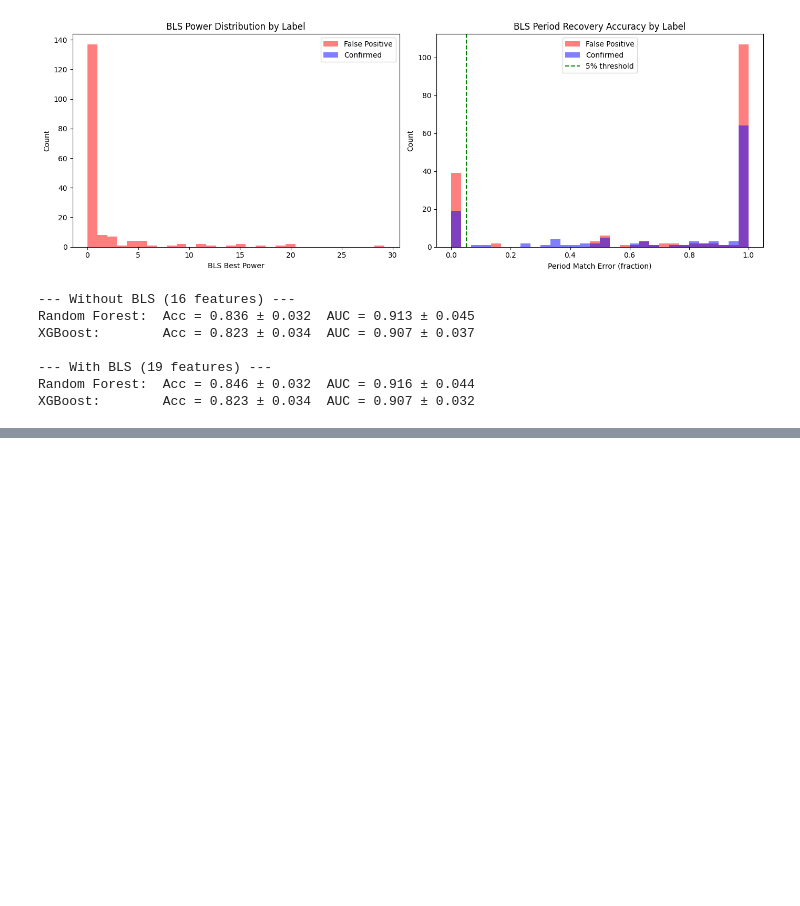
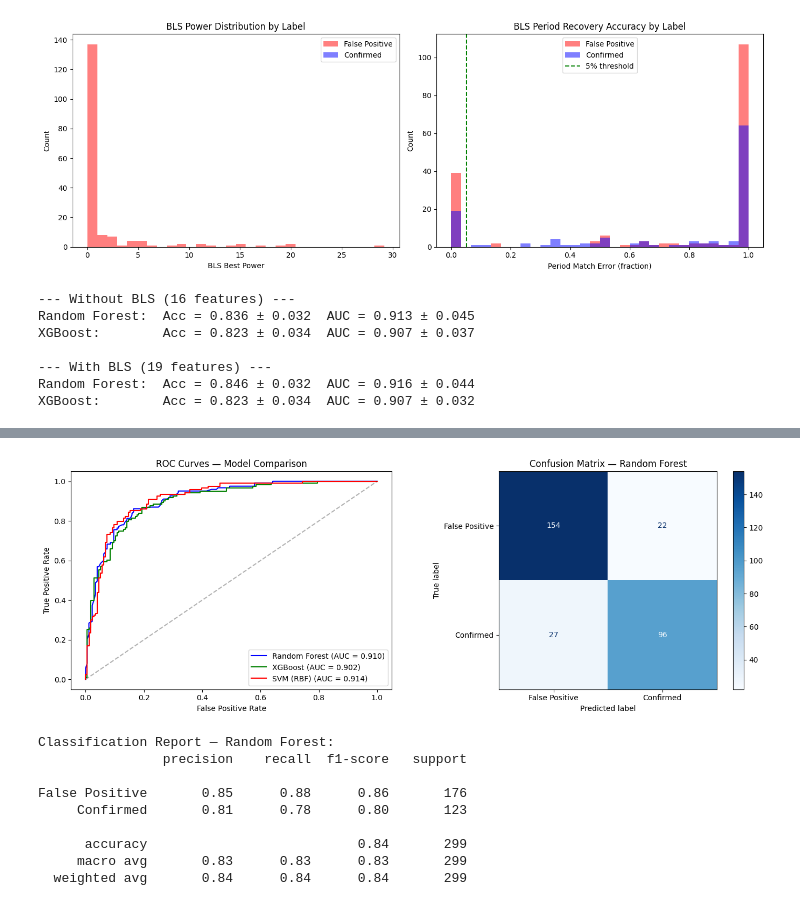
Before and after one commit to hassan310120/MSc-Final-Project, a Jupyter notebook: Kepler.ipynb, the cells around one changed output, grey strips where cells are left out. Cells and saved outputs as stored; diff of their text form; code cells hidden in the pictures; blank space fills up the shorter version.

```diff
--- a/Kepler.ipynb
+++ b/Kepler.ipynb
@@ -837,9 +827,6 @@ False Positive      : 39/176 periods recovered (22.2%)
 Overall: 58/299 (19.4%)
 [figure]
 # %%
-# Merge BLS features into main dataset
-df_combined = df.merge(df_bls, on='kepid', how='inner')
-
 # Model WITHOUT BLS features
 feature_cols_base = [
     'koi_period', 'koi_depth', 'koi_duration', 'koi_prad',
@@ -860,7 +847,7 @@ cv = StratifiedKFold(n_splits=5, shuffle=True, random_state=42)
 
 # Test both feature sets
 for name, cols in [('Without BLS', feature_cols_base), ('With BLS', feature_cols_bls)]:
-    df_temp = df_combined[cols + ['label']].dropna()
+    df_temp = df_with_bls[cols + ['label']].dropna()
     X_temp = df_temp[cols]
     y_temp = df_temp['label']
 
@@ -889,0 +946,11 @@ XGBoost:        Acc = 0.823 ± 0.034  AUC = 0.907 ± 0.032
+# %%
+scaler = StandardScaler()
+X_scaled = scaler.fit_transform(X)
+
+svm_model = SVC(kernel='rbf', probability=True, random_state=42)
+svm_acc = cross_val_score(svm_model, X_scaled, y, cv=cv, scoring='accuracy')
+svm_auc = cross_val_score(svm_model, X_scaled, y, cv=cv, scoring='roc_auc')
+
+print("\nSVM Results (5-Fold CV)")
+print(f"Accuracy: {svm_acc.mean():.3f} ± {svm_acc.std():.3f}")
+print(f"AUC:      {svm_auc.mean():.3f} ± {svm_auc.std():.3f}")
@@ -889,0 +980,54 @@ XGBoost:        Acc = 0.823 ± 0.034  AUC = 0.907 ± 0.032
+# %%
+fig, axes = plt.subplots(1, 2, figsize=(14, 5))
+
+# ROC Curves
+models = {
+    'Random Forest': RandomForestClassifier(n_estimators=200, random_state=42),
+    'XGBoost': XGBClassifier(n_estimators=200, max_depth=6, learning_rate=0.1,
+                              random_state=42, eval_metric='logloss'),
+    'SVM (RBF)': SVC(kernel='rbf', probability=True, random_state=42)
+}
+
+colors = {'Random Forest': 'blue', 'XGBoost': 'green', 'SVM (RBF)': 'red'}
+
+for name, model in models.items():
+    if name == 'SVM (RBF)':
+        y_proba = cross_val_predict(model, X_scaled, y, cv=cv, method='predict_proba')[:, 1]
+    else:
+        y_proba = cross_val_predict(model, X, y, cv=cv, method='predict_proba')[:, 1]
+
+    fpr, tpr, _ = roc_curve(y, y_proba)
+    roc_auc = auc(fpr, tpr)
+    axes[0].plot(fpr, tpr, color=colors[name], label=f'{name} (AUC = {roc_auc:.3f})')
+
+axes[0].plot([0, 1], [0, 1], 'k--', alpha=0.3)
+axes[0].set_xlabel('False Positive Rate')
+axes[0].set_ylabel('True Positive Rate')
+axes[0].set_title('ROC Curves — Model Comparison')
+axes[0].legend()
+
+# Confusion Matrix (Random Forest as best model)
+y_pred = cross_val_predict(rf, X, y, cv=cv)
+cm = confusion_matrix(y, y_pred)
+disp = ConfusionMatrixDisplay(cm, display_labels=['False Positive', 'Confirmed'])
+disp.plot(ax=axes[1], cmap='Blues')
+axes[1].set_title('Confusion Matrix — Random Forest')
+
+plt.tight_layout()
+plt.savefig('/content/drive/MyDrive/kepler_project/figures/roc_and_confusion.png', dpi=150)
+plt.show()
+
+# Print classification report
+print("\nClassification Report — Random Forest:")
+print(classification_report(y, y_pred, target_names=['False Positive', 'Confirmed']))
+# %% [output]
+[figure, added]
+Classification Report — Random Forest:
+                precision    recall  f1-score   support
+
+False Positive       0.85      0.88      0.86       176
+     Confirmed       0.81      0.78      0.80       123
+
+      accuracy                           0.84       299
+     macro avg       0.83      0.83      0.83       299
+  weighted avg       0.84      0.84      0.84       299
```
Also changed, not shown: parts of 11 cells of this notebook.
